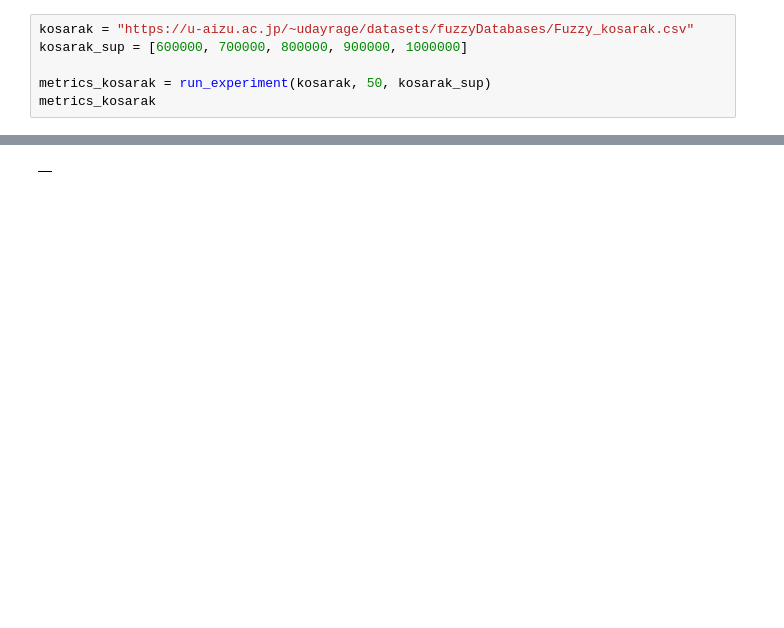
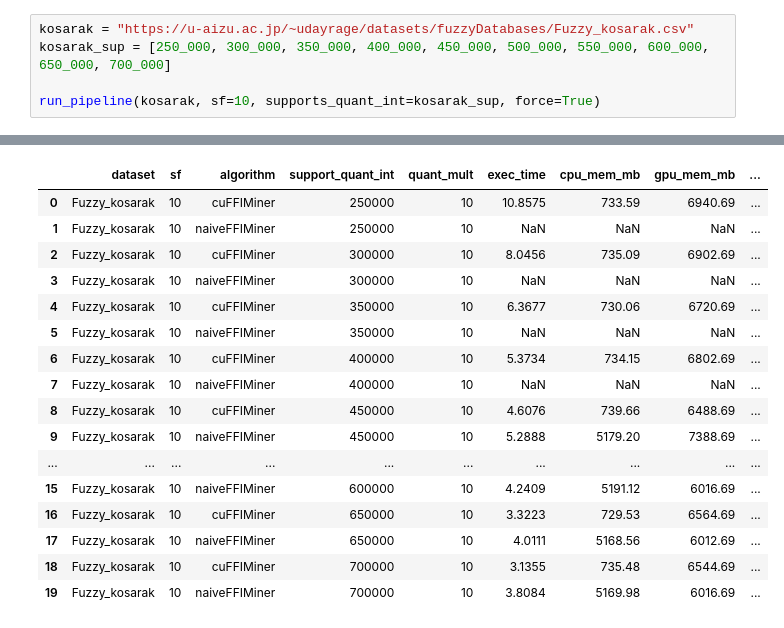
Before and after one commit to udayRage/cuda_pami, a Jupyter notebook: notebooks/fuzzy/fuzzy.ipynb, the cells around one changed output, grey strips where cells are left out. Cells and saved outputs as stored; diff of their text form; blank space fills up the shorter version.

```diff
--- a/notebooks/fuzzy/fuzzy.ipynb
+++ b/notebooks/fuzzy/fuzzy.ipynb
@@ -329,7 +382,6 @@ sup_float: 2500000.0
 # %%
 kosarak = "https://u-aizu.ac.jp/~udayrage/datasets/fuzzyDatabases/Fuzzy_kosarak.csv"
-kosarak_sup = [600000, 700000, 800000, 900000, 1000000]
+kosarak_sup = [250_000, 300_000, 350_000, 400_000, 450_000, 500_000, 550_000, 600_000, 650_000, 700_000]
 
-metrics_kosarak = run_experiment(kosarak, 50, kosarak_sup)
-metrics_kosarak
+run_pipeline(kosarak, sf=10, supports_quant_int=kosarak_sup, force=True)
 # %% [output]
@@ -353,3 +405,19 @@ sup_float: 60000.0
-|  |
+|  | dataset | sf | algorithm | support_quant_int | quant_mult | exec_time | cpu_mem_mb | gpu_mem_mb | ... |
+| 0 | Fuzzy_kosarak | 10 | cuFFIMiner | 250000 | 10 | 10.8575 | 733.59 | 6940.69 | ... |
+| 1 | Fuzzy_kosarak | 10 | naiveFFIMiner | 250000 | 10 | NaN | NaN | NaN | ... |
+| 2 | Fuzzy_kosarak | 10 | cuFFIMiner | 300000 | 10 | 8.0456 | 735.09 | 6902.69 | ... |
+| 3 | Fuzzy_kosarak | 10 | naiveFFIMiner | 300000 | 10 | NaN | NaN | NaN | ... |
+| 4 | Fuzzy_kosarak | 10 | cuFFIMiner | 350000 | 10 | 6.3677 | 730.06 | 6720.69 | ... |
+| 5 | Fuzzy_kosarak | 10 | naiveFFIMiner | 350000 | 10 | NaN | NaN | NaN | ... |
+| 6 | Fuzzy_kosarak | 10 | cuFFIMiner | 400000 | 10 | 5.3734 | 734.15 | 6802.69 | ... |
+| 7 | Fuzzy_kosarak | 10 | naiveFFIMiner | 400000 | 10 | NaN | NaN | NaN | ... |
+| 8 | Fuzzy_kosarak | 10 | cuFFIMiner | 450000 | 10 | 4.6076 | 739.66 | 6488.69 | ... |
+| 9 | Fuzzy_kosarak | 10 | naiveFFIMiner | 450000 | 10 | 5.2888 | 5179.20 | 7388.69 | ... |
+| ... | ... | ... | ... | ... | ... | ... | ... | ... | ... |
+| 15 | Fuzzy_kosarak | 10 | naiveFFIMiner | 600000 | 10 | 4.2409 | 5191.12 | 6016.69 | ... |
+| 16 | Fuzzy_kosarak | 10 | cuFFIMiner | 650000 | 10 | 3.3223 | 729.53 | 6564.69 | ... |
+| 17 | Fuzzy_kosarak | 10 | naiveFFIMiner | 650000 | 10 | 4.0111 | 5168.56 | 6012.69 | ... |
+| 18 | Fuzzy_kosarak | 10 | cuFFIMiner | 700000 | 10 | 3.1355 | 735.48 | 6544.69 | ... |
+| 19 | Fuzzy_kosarak | 10 | naiveFFIMiner | 700000 | 10 | 3.8084 | 5169.98 | 6016.69 | ... |
 # %%
 pumsb = "https://u-aizu.ac.jp/~udayrage/datasets/fuzzyDatabases/Fuzzy_pumsb.csv"
```
Also changed, not shown: parts of 7 cells of this notebook, 45 other files.
